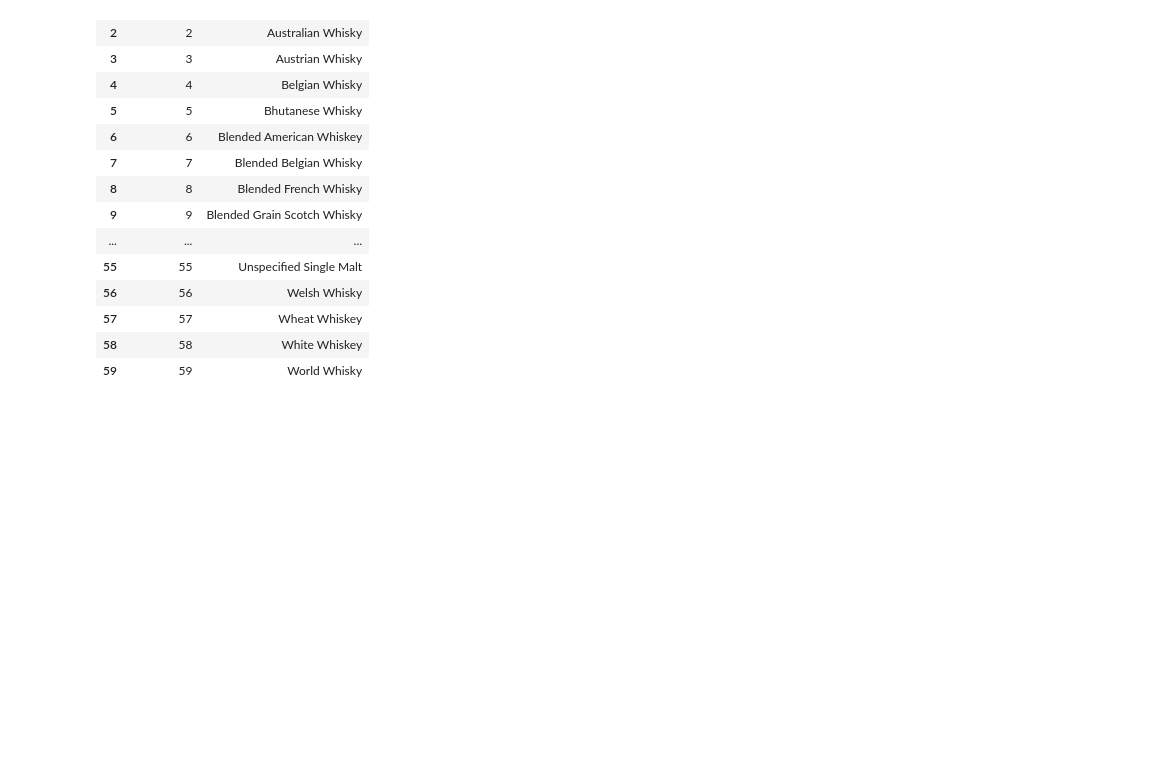
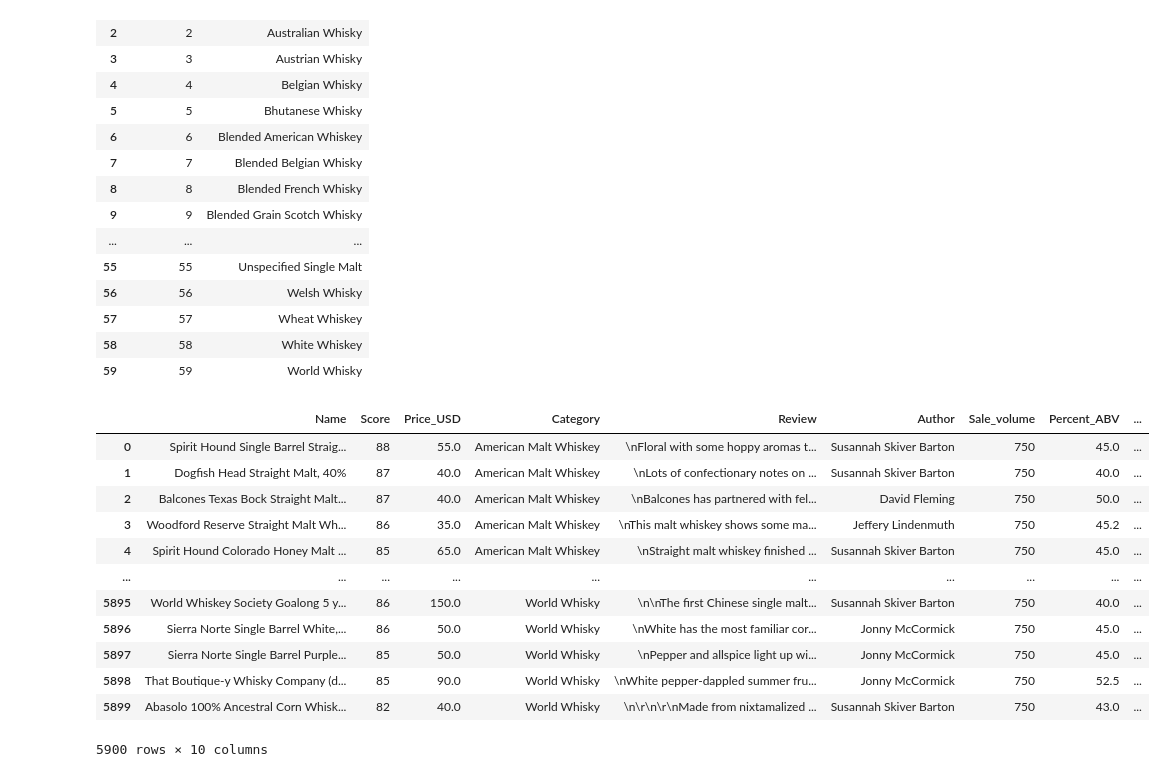
Before and after one commit to gspahlin/WhiskyAdvocate_ETL, a Jupyter notebook: whiskey_explore_and_clean.ipynb, the cells around one changed output. Saved outputs shown, nothing was run; the diff lists cells and outputs as text; code cells hidden in the pictures; blank space fills up the shorter version.

```diff
--- a/whiskey_explore_and_clean.ipynb
+++ b/whiskey_explore_and_clean.ipynb
@@ -709,2 +726,24 @@ cat_df
 # %%
 #write out whiskey basic stats.
+
+w_id = np.arange(5900)
+
+whis_df['whiskey_id'] = w_id
+
+a_list = whis_df['Author'].to_list()
+
+whis_df
+# %% [output]
+|  | Name | Score | Price_USD | Category | Review | Author | Sale_volume | Percent_ABV | ... |
+| 0 | Spirit Hound Single Barrel Straig... | 88 | 55.0 | American Malt Whiskey | \nFloral with some hoppy aromas t... | Susannah Skiver Barton | 750 | 45.0 | ... |
+| 1 | Dogfish Head Straight Malt, 40% | 87 | 40.0 | American Malt Whiskey | \nLots of confectionary notes on ... | Susannah Skiver Barton | 750 | 40.0 | ... |
+| 2 | Balcones Texas Bock Straight Malt... | 87 | 40.0 | American Malt Whiskey | \nBalcones has partnered with fel... | David Fleming | 750 | 50.0 | ... |
+| 3 | Woodford Reserve Straight Malt Wh... | 86 | 35.0 | American Malt Whiskey | \nThis malt whiskey shows some ma... | Jeffery Lindenmuth | 750 | 45.2 | ... |
+| 4 | Spirit Hound Colorado Honey Malt ... | 85 | 65.0 | American Malt Whiskey | \nStraight malt whiskey finished ... | Susannah Skiver Barton | 750 | 45.0 | ... |
+| ... | ... | ... | ... | ... | ... | ... | ... | ... | ... |
+| 5895 | World Whiskey Society Goalong 5 y... | 86 | 150.0 | World Whisky | \n\nThe first Chinese single malt... | Susannah Skiver Barton | 750 | 40.0 | ... |
+| 5896 | Sierra Norte Single Barrel White,... | 86 | 50.0 | World Whisky | \nWhite has the most familiar cor... | Jonny McCormick | 750 | 45.0 | ... |
+| 5897 | Sierra Norte Single Barrel Purple... | 85 | 50.0 | World Whisky | \nPepper and allspice light up wi... | Jonny McCormick | 750 | 45.0 | ... |
+| 5898 | That Boutique-y Whisky Company (d... | 85 | 90.0 | World Whisky | \nWhite pepper-dappled summer fru... | Jonny McCormick | 750 | 52.5 | ... |
+| 5899 | Abasolo 100% Ancestral Corn Whisk... | 82 | 40.0 | World Whisky | \n\r\n\r\nMade from nixtamalized ... | Susannah Skiver Barton | 750 | 43.0 | ... |
+5900 rows × 10 columns
```
Also changed, not shown: parts of 1 cell of this notebook.
